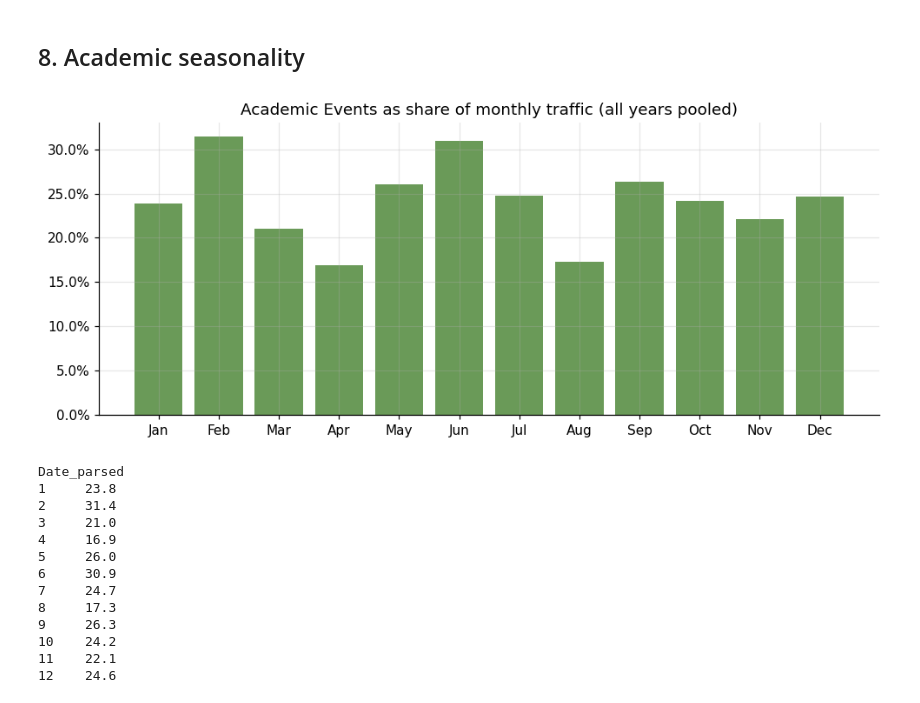
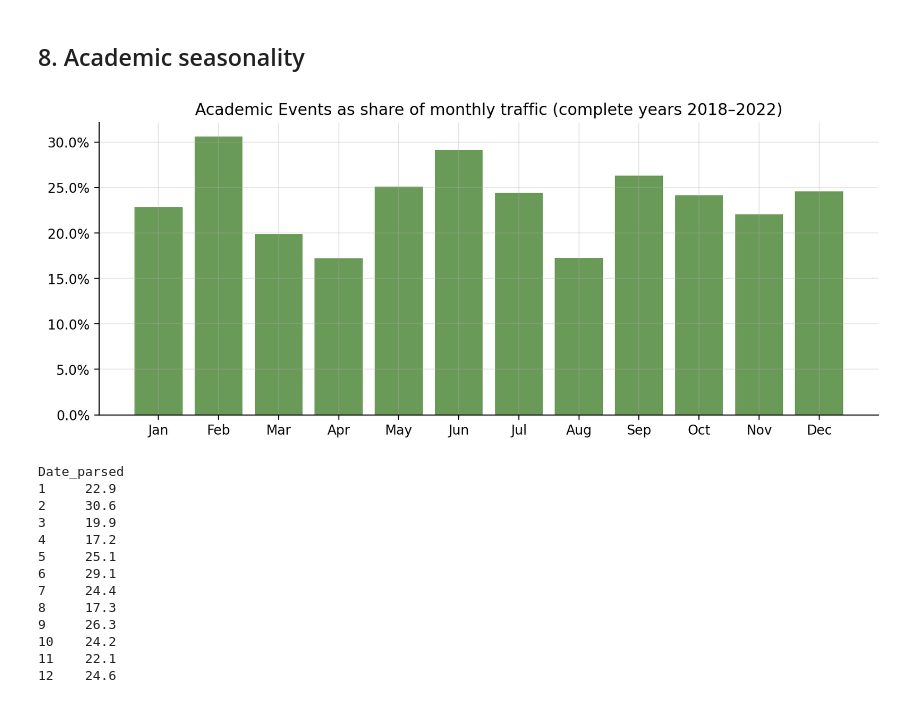
Before and after one commit to dimitrisp1/Diplomatiki_Final, a Jupyter notebook: 10_temporal_analysis.ipynb, the cells around one changed output. Saved outputs shown, nothing was run; the diff lists cells and outputs as text; code cells hidden in the pictures.

```diff
--- a/10_temporal_analysis.ipynb
+++ b/10_temporal_analysis.ipynb
@@ -209,34 +222,35 @@ Labour & Union Affairs                3.37
 # %% [markdown]
 ## 8. Academic seasonality
 # %%
-acad = df[df["major_topic"] == "Academic Events"].copy()
+full_year_df = df[df["Date_parsed"].dt.year.between(2018, 2022)].copy()
+acad = full_year_df[full_year_df["major_topic"] == "Academic Events"].copy()
 acad_profile = acad.groupby(acad["Date_parsed"].dt.month).size()
-overall_profile = df.groupby(df["Date_parsed"].dt.month).size()
+overall_profile = full_year_df.groupby(full_year_df["Date_parsed"].dt.month).size()
 share_profile = (acad_profile / overall_profile * 100)
 
 fig, ax = plt.subplots(figsize=(9, 3.8))
 month_names = ["Jan","Feb","Mar","Apr","May","Jun","Jul","Aug","Sep","Oct","Nov","Dec"]
 ax.bar(range(1, 13), share_profile.reindex(range(1, 13), fill_value=0),
        color="#6a9a58")
 ax.set_xticks(range(1, 13))
 ax.set_xticklabels(month_names)
 ax.yaxis.set_major_formatter(mtick.PercentFormatter())
-ax.set_title("Academic Events as share of monthly traffic (all years pooled)")
+ax.set_title("Academic Events as share of monthly traffic (complete years 2018–2022)")
 plt.tight_layout()
 plt.savefig("fig_academic_seasonality.png", bbox_inches="tight")
 plt.show()
 
 print(share_profile.round(1).to_string())
 # %% [output]
-[figure, old version]
+[figure, new version]
 Date_parsed
-1     23.8
-2     31.4
-3     21.0
-4     16.9
-5     26.0
-6     30.9
-7     24.7
+1     22.9
+2     30.6
+3     19.9
+4     17.2
+5     25.1
+6     29.1
+7     24.4
 8     17.3
 9     26.3
 10    24.2
```
Also changed, not shown: parts of 8 cells of this notebook, 5 other files.
